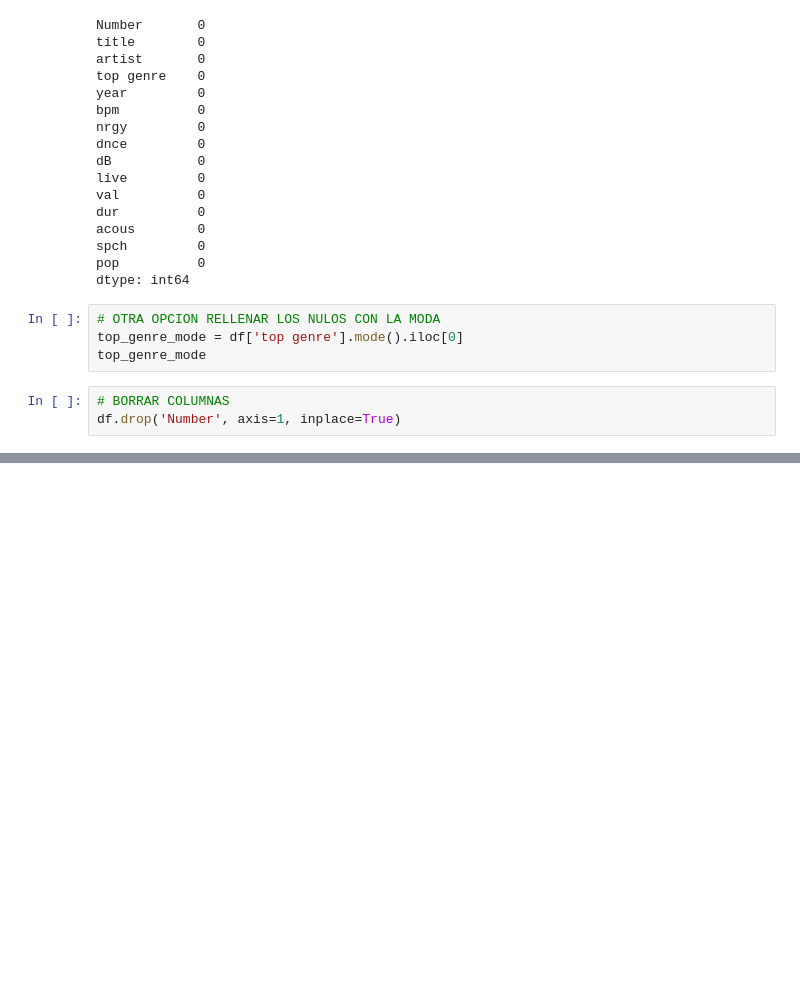
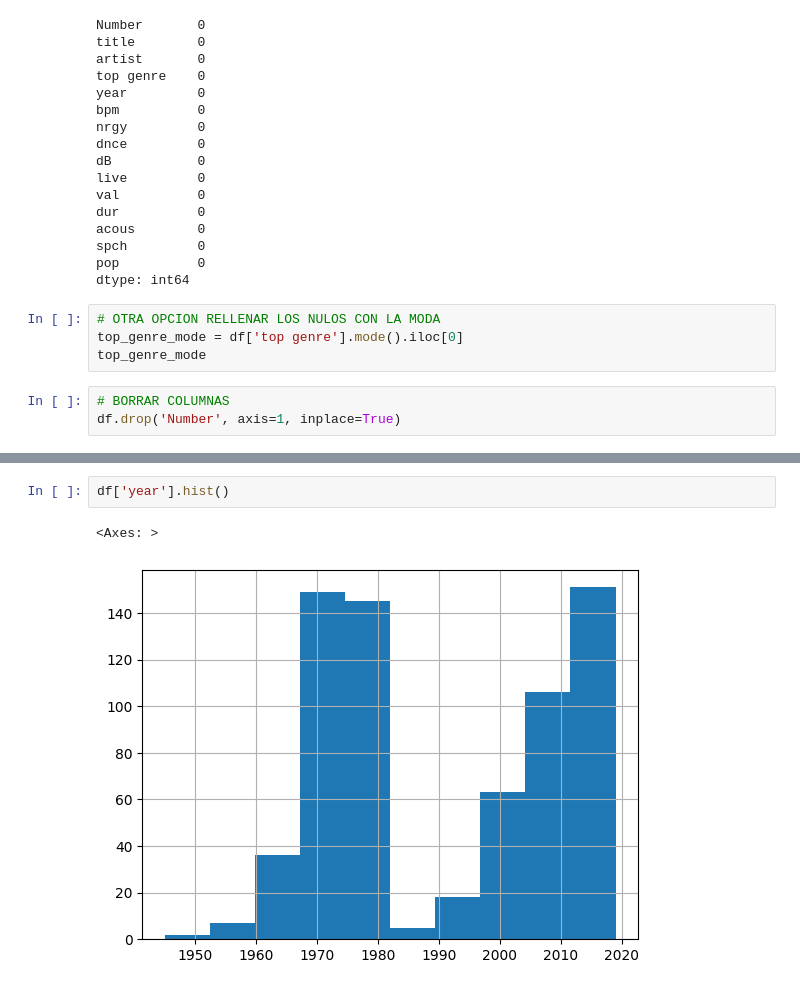
Before and after one commit to MiguelAngel3378/CURSO_ANALISIS_BD2, a Jupyter notebook: m4_pandas/operaciones/spotify.ipynb, the cells around one changed output, grey strips where cells are left out. Cells and saved outputs as stored; diff of their text form; blank space fills up the shorter version.

```diff
--- a/m4_pandas/operaciones/spotify.ipynb
+++ b/m4_pandas/operaciones/spotify.ipynb
@@ -159,0 +187,5 @@ df.head()
+# %%
+df['year'].hist()
+# %% [output]
+<Axes: >
+[figure, added]
```
Also changed, not shown: parts of 4 cells of this notebook.
